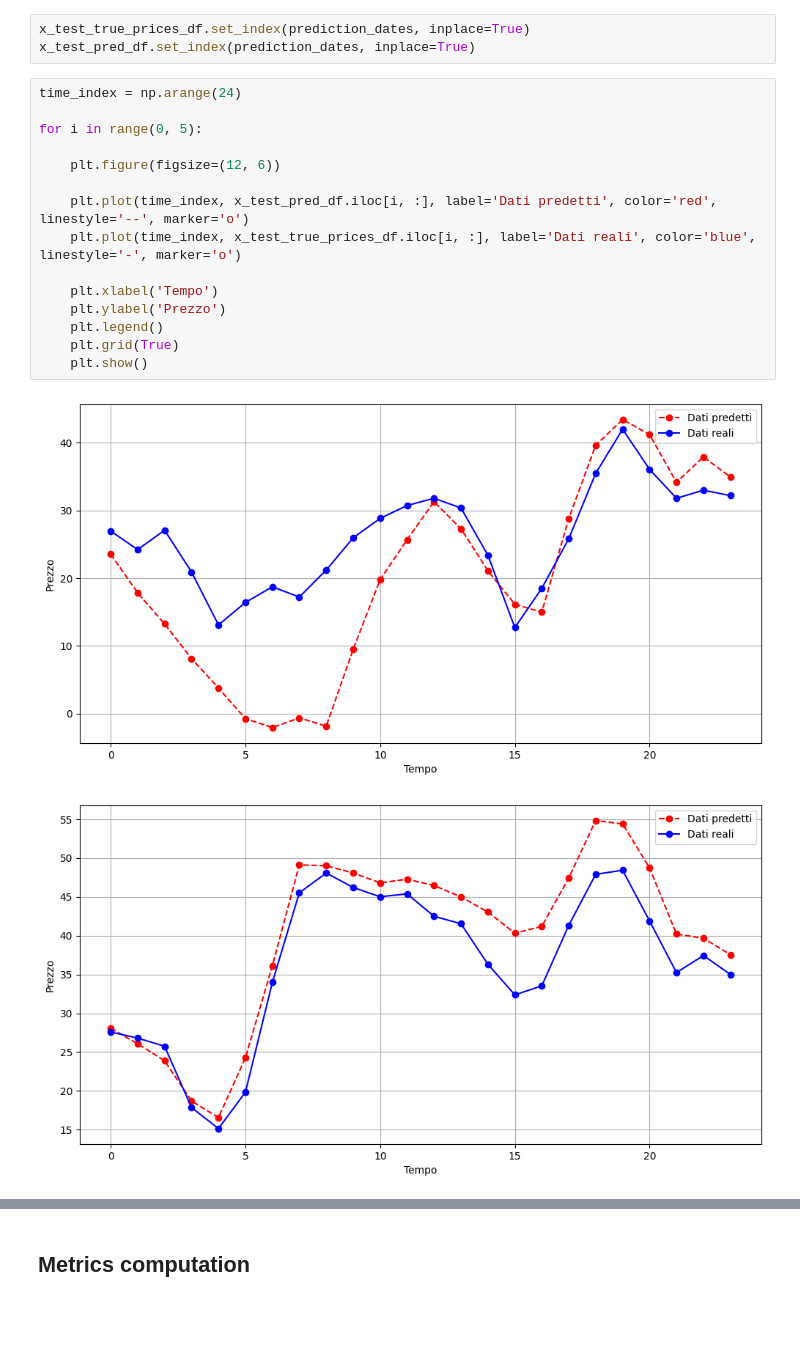
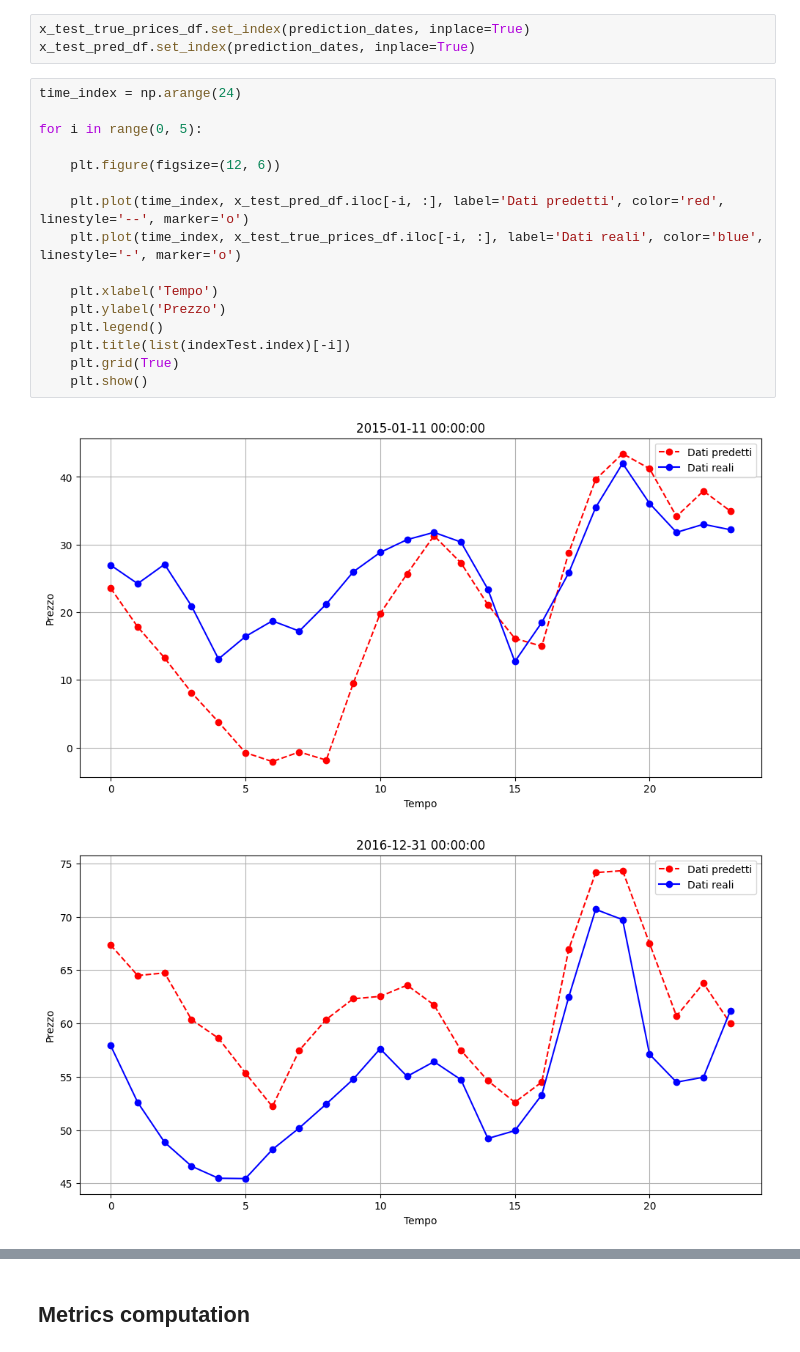
Before and after one commit to giovannicatalano-ors/epftoolbox, a Jupyter notebook: LEAR_test.ipynb, the cells around one changed output, grey strips where cells are left out. Drawn from its saved outputs; the diff is of its cells as text; blank space fills up the shorter version.

```diff
--- a/LEAR_test.ipynb
+++ b/LEAR_test.ipynb
@@ -198,18 +198,19 @@ x_test_pred_df.set_index(prediction_dates, inplace=True)
 # %%
 time_index = np.arange(24)
 
 for i in range(0, 5):
 
     plt.figure(figsize=(12, 6))
 
-    plt.plot(time_index, x_test_pred_df.iloc[i, :], label='Dati predetti', color='red', linestyle='--', marker='o')
-    plt.plot(time_index, x_test_true_prices_df.iloc[i, :], label='Dati reali', color='blue', linestyle='-', marker='o')
+    plt.plot(time_index, x_test_pred_df.iloc[-i, :], label='Dati predetti', color='red', linestyle='--', marker='o')
+    plt.plot(time_index, x_test_true_prices_df.iloc[-i, :], label='Dati reali', color='blue', linestyle='-', marker='o')
 
     plt.xlabel('Tempo')
     plt.ylabel('Prezzo')
     plt.legend()
+    plt.title(list(indexTest.index)[-i])
     plt.grid(True)
     plt.show()
 # %% [output]
-[figure, old version]
+[figure, new version]
-[figure, old version]
+[figure, new version]
```
Also changed, not shown: parts of 1 cell of this notebook, 2 other files.
